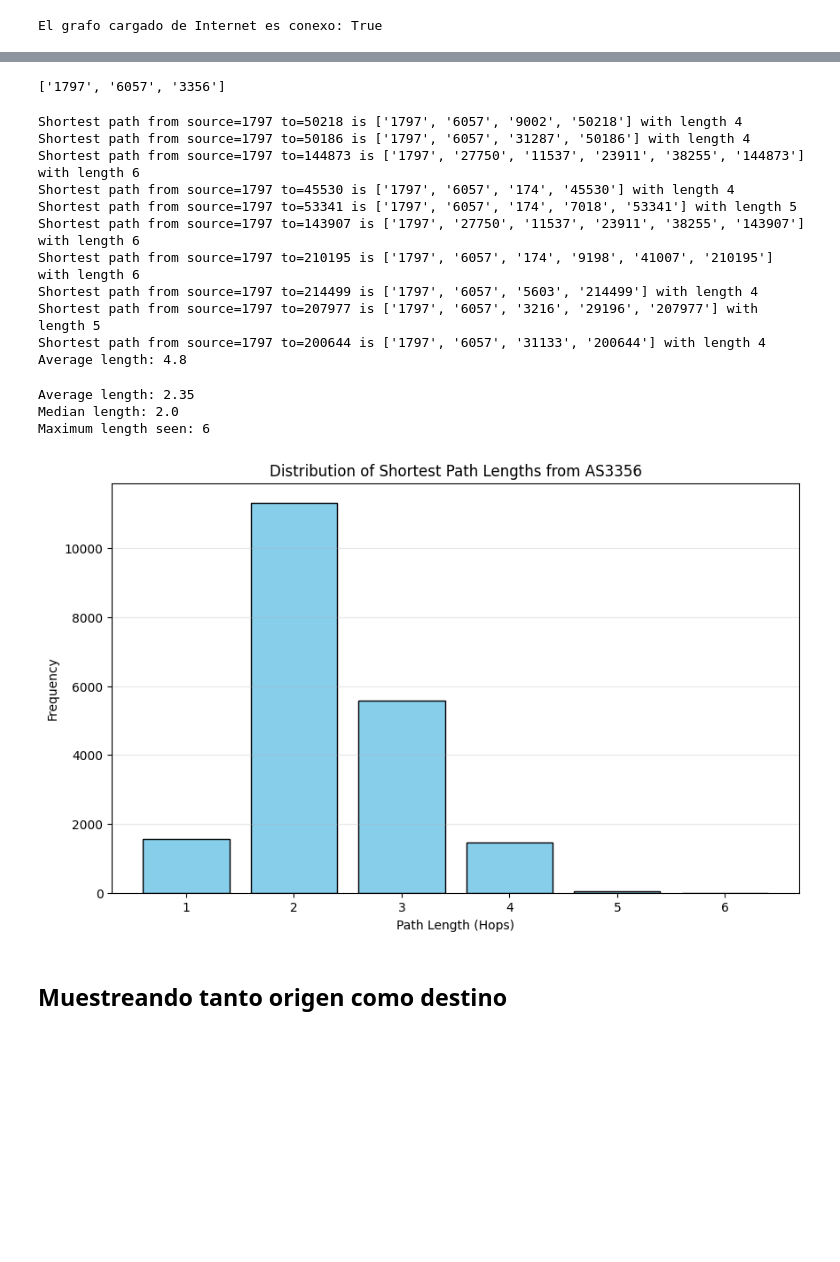
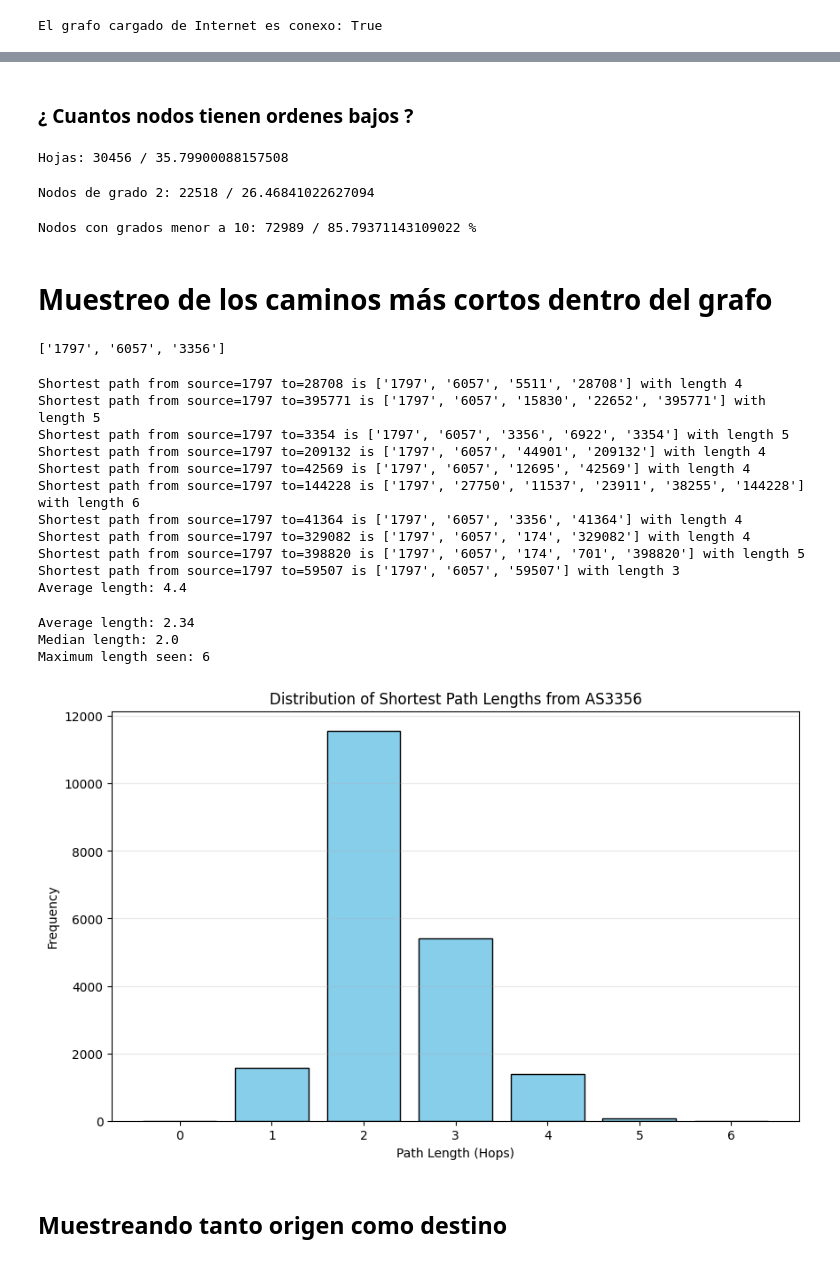
Before and after one commit to carlos-cagnazzo/internet-topology-ris, a Jupyter notebook: eda/eda-grafo-internet-muestro-caminos.ipynb, the cells around one changed output, grey strips where cells are left out. Cells and saved outputs as stored; diff of their text form; code cells hidden in the pictures; blank space fills up the shorter version.

```diff
--- a/eda/eda-grafo-internet-muestro-caminos.ipynb
+++ b/eda/eda-grafo-internet-muestro-caminos.ipynb
@@ -3,7 +3,7 @@
 # %%
 import networkx as nx
 
-G = nx.read_gml('../fetch/topology-202504-month-PARTIAL.gml')
+G = nx.read_gml('../fetch/topology-202504-month-FULL.gml')
 # %%
 # Chequeo básico
 print(f"El grafo cargado de Internet es conexo: {nx.is_connected(G)}")
@@ -12,3 +45,27 @@ El grafo cargado de Internet es conexo: True
+# %% [markdown]
+### ¿ Cuantos nodos tienen ordenes bajos ?
+# %%
+degree_1_nodes = [node for node, deg in G.degree() if deg == 1]
+cant_hojas     = len(list(degree_1_nodes))
+pct_hojas      = (cant_hojas / n)*100
+print(f"Hojas: {cant_hojas} / {pct_hojas}")
+# %% [output]
+Hojas: 30456 / 35.79900088157508
+# %%
+degree_2_nodes = [node for node, deg in G.degree() if deg == 2]
+cant_deg2      = len(list(degree_2_nodes))
+pct_deg2       = (cant_deg2 / n)*100
+print(f"Nodos de grado 2: {cant_deg2} / {pct_deg2}")
+# %% [output]
+Nodos de grado 2: 22518 / 26.46841022627094
+# %%
+deg_menor_10   = [node for node, deg in G.degree() if deg <= 10]
+cant_menor_10  = len(list(deg_menor_10))
+print(f"Nodos con grados menor a 10: {cant_menor_10} / {(cant_menor_10/n)*100} % ")
+# %% [output]
+Nodos con grados menor a 10: 72989 / 85.79371143109022 %
+# %% [markdown]
+# Muestreo de los caminos más cortos dentro del grafo
 # %%
 # Algunos shortest paths
 
@@ -28,7 +85,7 @@ def random_sample_file(filename, k):
         return random.sample(lines, sample_size)
 
 # Usage: get 10 random lines
-sample = random_sample_file('../fetch/asns-202504-week1.txt', 10)
+sample = random_sample_file('../fetch/unique-asns-2025.txt', 10)
 source = '1797'
 lens = []
 for s in sample:
@@ -42,17 +99,17 @@ for s in sample:
 #
 print(f"Average length: {stat.mean(lens)}")
 # %% [output]
-Shortest path from source=1797 to=50218 is ['1797', '6057', '9002', '50218'] with length 4
-Shortest path from source=1797 to=50186 is ['1797', '6057', '31287', '50186'] with length 4
-Shortest path from source=1797 to=144873 is ['1797', '27750', '11537', '23911', '38255', '144873'] with length 6
-Shortest path from source=1797 to=45530 is ['1797', '6057', '174', '45530'] with length 4
-Shortest path from source=1797 to=53341 is ['1797', '6057', '174', '7018', '53341'] with length 5
-Shortest path from source=1797 to=143907 is ['1797', '27750', '11537', '23911', '38255', '143907'] with length 6
-Shortest path from source=1797 to=210195 is ['1797', '6057', '174', '9198', '41007', '210195'] with length 6
-Shortest path from source=1797 to=214499 is ['1797', '6057', '5603', '214499'] with length 4
-Shortest path from source=1797 to=207977 is ['1797', '6057', '3216', '29196', '207977'] with length 5
-Shortest path from source=1797 to=200644 is ['1797', '6057', '31133', '200644'] with length 4
-Average length: 4.8
+Shortest path from source=1797 to=28708 is ['1797', '6057', '5511', '28708'] with length 4
+Shortest path from source=1797 to=395771 is ['1797', '6057', '15830', '22652', '395771'] with length 5
+Shortest path from source=1797 to=3354 is ['1797', '6057', '3356', '6922', '3354'] with length 5
+Shortest path from source=1797 to=209132 is ['1797', '6057', '44901', '209132'] with length 4
+Shortest path from source=1797 to=42569 is ['1797', '6057', '12695', '42569'] with length 4
+Shortest path from source=1797 to=144228 is ['1797', '27750', '11537', '23911', '38255', '144228'] with length 6
+Shortest path from source=1797 to=41364 is ['1797', '6057', '3356', '41364'] with length 4
+Shortest path from source=1797 to=329082 is ['1797', '6057', '174', '329082'] with length 4
+Shortest path from source=1797 to=398820 is ['1797', '6057', '174', '701', '398820'] with length 5
+Shortest path from source=1797 to=59507 is ['1797', '6057', '59507'] with length 3
+Average length: 4.4
 # %%
 ## Histograma
 
@@ -73,7 +130,7 @@ def get_random_sample(filename, k):
 # Configuration
 SOURCE_NODE = '3356'
 SAMPLE_SIZE = 20000
-FILE_PATH = '../fetch/asns-202504-week1.txt'
+FILE_PATH = '../fetch/unique-asns-2025.txt'
 
 # 1. Get sample and calculate lengths
 sample = get_random_sample(FILE_PATH, SAMPLE_SIZE)
@@ -92,35 +149,35 @@ for line in sample:
         print(f"No path found for target: {target}")
     except nx.NodeNotFound:
         continue
 
 # 2. Statistics
 if path_lengths:
     print(f"Average length: {stat.mean(path_lengths):.2f}")
     print(f"Median length: {stat.median(path_lengths)}")
     print(f"Maximum length seen: {max_length}")
 
     # 3. Build the Histogram
     plt.figure(figsize=(10, 6))
 
     # Calculate bins based on the range of lengths
     bins = range(min(path_lengths), max(path_lengths) + 2)
 
     plt.hist(path_lengths, bins=bins, align='left', rwidth=0.8, color='skyblue', edgecolor='black')
 
     plt.title(f'Distribution of Shortest Path Lengths from AS{SOURCE_NODE}')
     plt.xlabel('Path Length (Hops)')
     plt.ylabel('Frequency')
     plt.xticks(bins[:-1])
     plt.grid(axis='y', alpha=0.3)
 
     plt.show()
 else:
     print("No valid paths were found to sample.")
 # %% [output]
-Average length: 2.35
+Average length: 2.34
 Median length: 2.0
 Maximum length seen: 6
-[figure, old version]
+[figure, new version]
 # %% [markdown]
 ## Muestreando tanto origen como destino
 # %%
```
Also changed, not shown: parts of 5 cells of this notebook, 2 other files.
